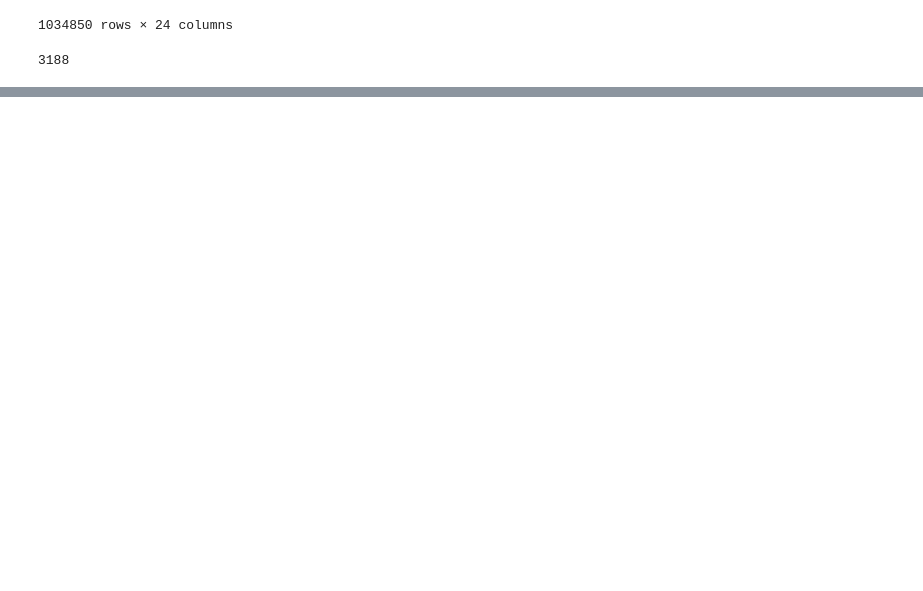
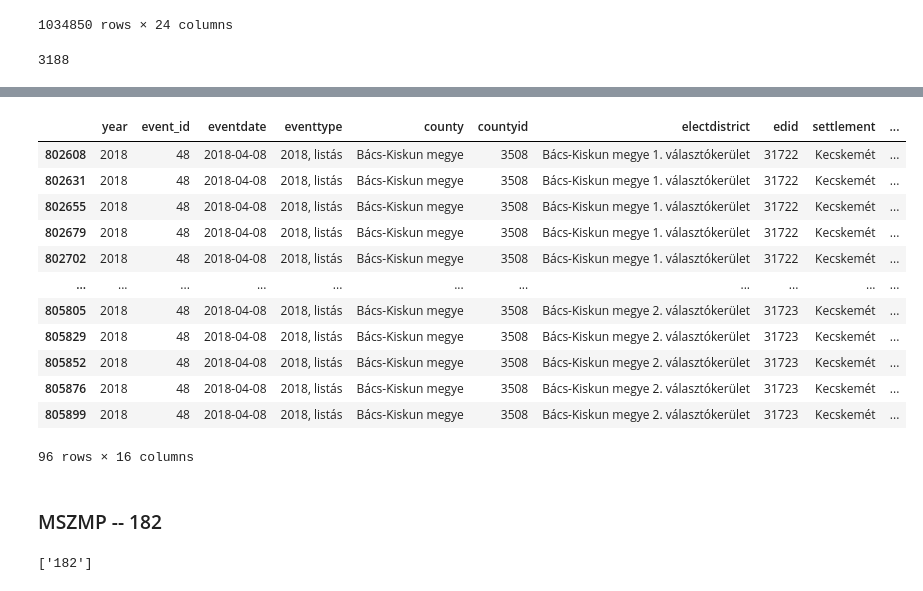
Before and after one commit to pvh95/Temalabor1BME, a Jupyter notebook: preprocessClean.ipynb, the cells around one changed output, grey strips where cells are left out. Drawn from its saved outputs; the diff is of its cells as text; code cells hidden in the pictures; blank space fills up the shorter version.

```diff
--- a/preprocessClean.ipynb
+++ b/preprocessClean.ipynb
@@ -792,0 +525,34 @@ df_electionVotes.to_csv(path + 'electionVotes.csv', index = False)
+# %%
+settlementid996 = election[ (election.settlementid == '2417') &
+                           ( (election.partyids.str.contains('^60760$')) |
+                            (election.partyids.str.contains('^60760 \|')) |
+                            (election.partyids.str.contains('\| 60760$')) |
+                            (election.partyids.str.contains('\| 60760 \|'))
+                           ) ]
+settlementid996
+# %% [output]
+|  | year | event_id | eventdate | eventtype | county | countyid | electdistrict | edid | settlement | ... |
+| 802608 | 2018 | 48 | 2018-04-08 | 2018, listás | Bács-Kiskun megye | 3508 | Bács-Kiskun megye 1. választókerület | 31722 | Kecskemét | ... |
+| 802631 | 2018 | 48 | 2018-04-08 | 2018, listás | Bács-Kiskun megye | 3508 | Bács-Kiskun megye 1. választókerület | 31722 | Kecskemét | ... |
+| 802655 | 2018 | 48 | 2018-04-08 | 2018, listás | Bács-Kiskun megye | 3508 | Bács-Kiskun megye 1. választókerület | 31722 | Kecskemét | ... |
+| 802679 | 2018 | 48 | 2018-04-08 | 2018, listás | Bács-Kiskun megye | 3508 | Bács-Kiskun megye 1. választókerület | 31722 | Kecskemét | ... |
+| 802702 | 2018 | 48 | 2018-04-08 | 2018, listás | Bács-Kiskun megye | 3508 | Bács-Kiskun megye 1. választókerület | 31722 | Kecskemét | ... |
+| ... | ... | ... | ... | ... | ... | ... | ... | ... | ... | ... |
+| 805805 | 2018 | 48 | 2018-04-08 | 2018, listás | Bács-Kiskun megye | 3508 | Bács-Kiskun megye 2. választókerület | 31723 | Kecskemét | ... |
+| 805829 | 2018 | 48 | 2018-04-08 | 2018, listás | Bács-Kiskun megye | 3508 | Bács-Kiskun megye 2. választókerület | 31723 | Kecskemét | ... |
+| 805852 | 2018 | 48 | 2018-04-08 | 2018, listás | Bács-Kiskun megye | 3508 | Bács-Kiskun megye 2. választókerület | 31723 | Kecskemét | ... |
+| 805876 | 2018 | 48 | 2018-04-08 | 2018, listás | Bács-Kiskun megye | 3508 | Bács-Kiskun megye 2. választókerület | 31723 | Kecskemét | ... |
+| 805899 | 2018 | 48 | 2018-04-08 | 2018, listás | Bács-Kiskun megye | 3508 | Bács-Kiskun megye 2. választókerület | 31723 | Kecskemét | ... |
+96 rows × 16 columns
+# %% [markdown]
+### MSZMP -- 182
+# %%
+# Searching for '240' string in partyids
+lst = list()
+for i in election.partyids.unique():
+  if '182' in i:
+    lst.append(i)
+
+print(lst)
+# %% [output]
+['182']
```
Also changed, not shown: parts of 142 cells of this notebook, 2 other files.
